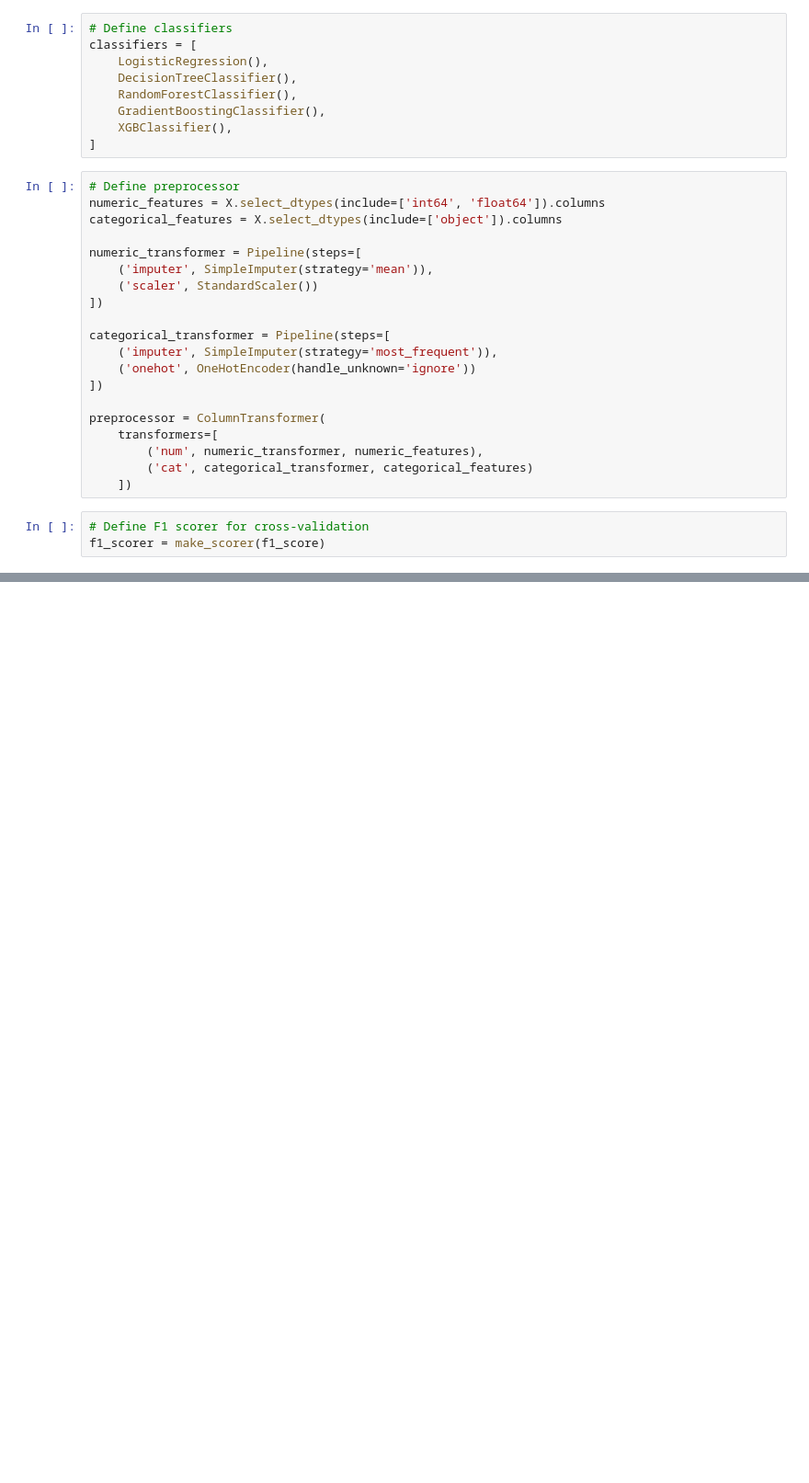
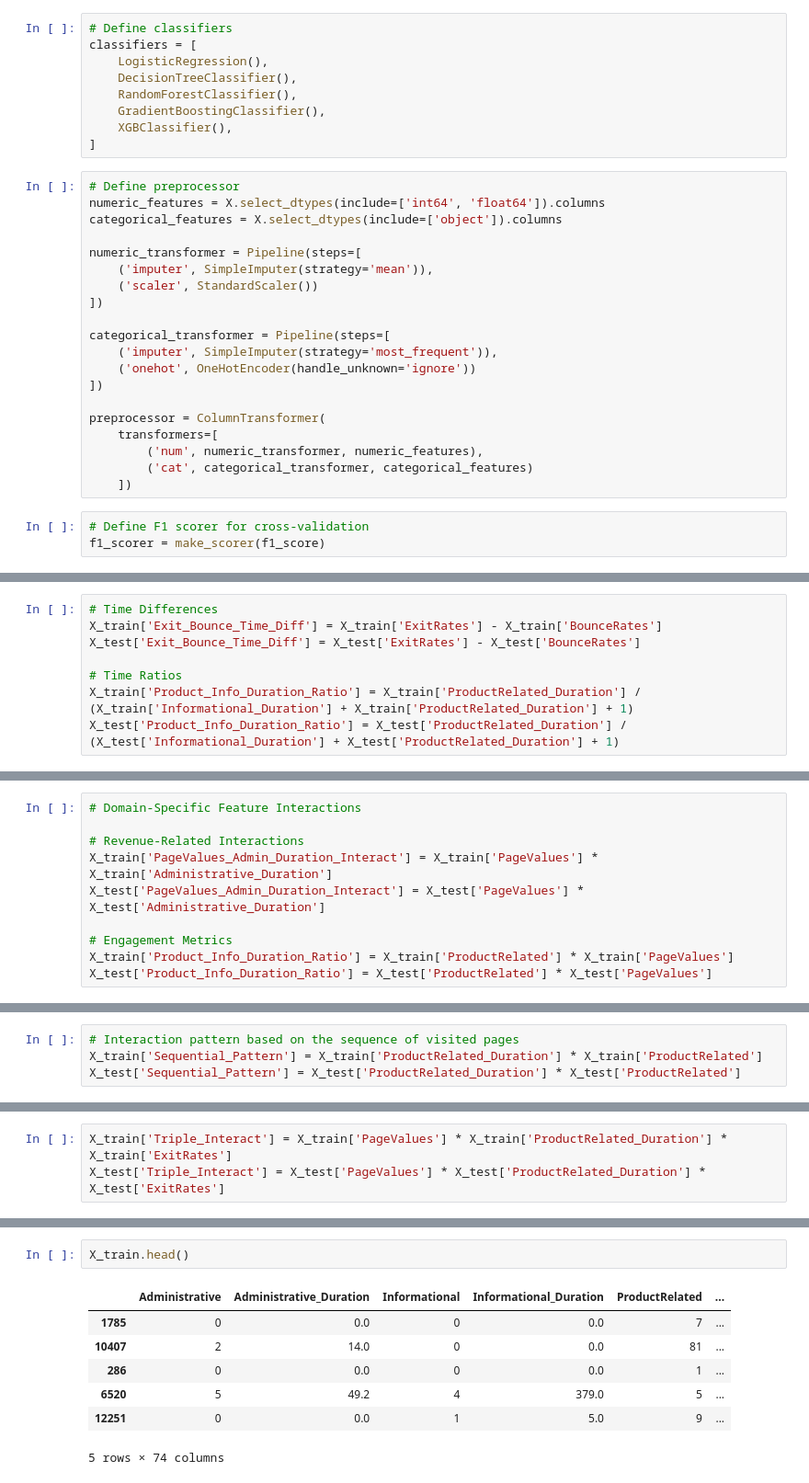
Before and after one commit to arnavhasija/ShopInsights, a Jupyter notebook: online-shopping-data-analysis.ipynb, the cells around one changed output, grey strips where cells are left out. Shown at 92% size. Drawn from its saved outputs; the diff is of its cells as text; blank space fills up the shorter version.

Commit message:
Add feature engineering steps to improve F1 score
Domain-specific feature Interactions, time differences, and interaction patterns based on the sequence of visited pages

```diff
--- a/online-shopping-data-analysis.ipynb
+++ b/online-shopping-data-analysis.ipynb
@@ -328,0 +345,8 @@ weighted avg       0.87      0.88      0.88      2466
+# %%
+# Time Differences
+X_train['Exit_Bounce_Time_Diff'] = X_train['ExitRates'] - X_train['BounceRates']
+X_test['Exit_Bounce_Time_Diff'] = X_test['ExitRates'] - X_test['BounceRates']
+
+# Time Ratios
+X_train['Product_Info_Duration_Ratio'] = X_train['ProductRelated_Duration'] / (X_train['Informational_Duration'] + X_train['ProductRelated_Duration'] + 1)
+X_test['Product_Info_Duration_Ratio'] = X_test['ProductRelated_Duration'] / (X_test['Informational_Duration'] + X_test['ProductRelated_Duration'] + 1)
@@ -328,0 +374,10 @@ weighted avg       0.87      0.88      0.88      2466
+# %%
+# Domain-Specific Feature Interactions
+
+# Revenue-Related Interactions
+X_train['PageValues_Admin_Duration_Interact'] = X_train['PageValues'] * X_train['Administrative_Duration']
+X_test['PageValues_Admin_Duration_Interact'] = X_test['PageValues'] * X_test['Administrative_Duration']
+
+# Engagement Metrics
+X_train['Product_Info_Duration_Ratio'] = X_train['ProductRelated'] * X_train['PageValues']
+X_test['Product_Info_Duration_Ratio'] = X_test['ProductRelated'] * X_test['PageValues']
@@ -328,0 +405,4 @@ weighted avg       0.87      0.88      0.88      2466
+# %%
+# Interaction pattern based on the sequence of visited pages
+X_train['Sequential_Pattern'] = X_train['ProductRelated_Duration'] * X_train['ProductRelated']
+X_test['Sequential_Pattern'] = X_test['ProductRelated_Duration'] * X_test['ProductRelated']
@@ -328,0 +420,3 @@ weighted avg       0.87      0.88      0.88      2466
+# %%
+X_train['Triple_Interact'] = X_train['PageValues'] * X_train['ProductRelated_Duration'] * X_train['ExitRates']
+X_test['Triple_Interact'] = X_test['PageValues'] * X_test['ProductRelated_Duration'] * X_test['ExitRates']
@@ -328,0 +434,10 @@ weighted avg       0.87      0.88      0.88      2466
+# %%
+X_train.head()
+# %% [output]
+|  | Administrative | Administrative_Duration | Informational | Informational_Duration | ProductRelated | ... |
+| 1785 | 0 | 0.0 | 0 | 0.0 | 7 | ... |
+| 10407 | 2 | 14.0 | 0 | 0.0 | 81 | ... |
+| 286 | 0 | 0.0 | 0 | 0.0 | 1 | ... |
+| 6520 | 5 | 49.2 | 4 | 379.0 | 5 | ... |
+| 12251 | 0 | 0.0 | 1 | 5.0 | 9 | ... |
+5 rows × 74 columns
```
Also changed, not shown: parts of 10 cells of this notebook.
